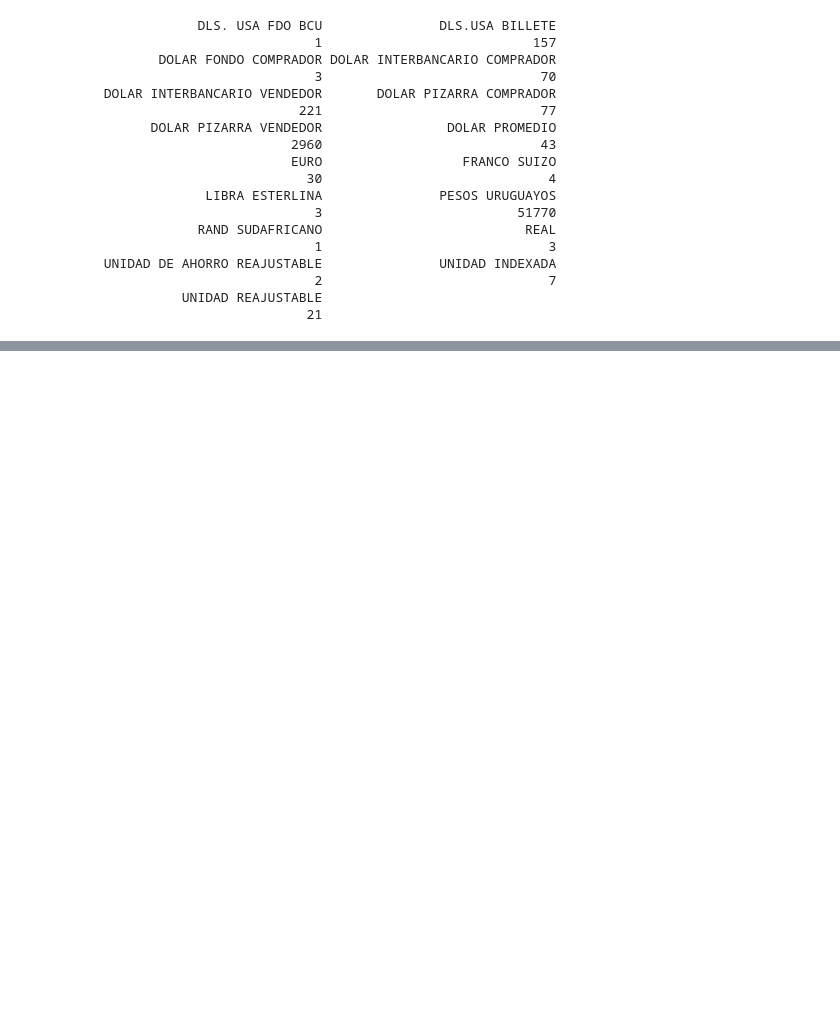
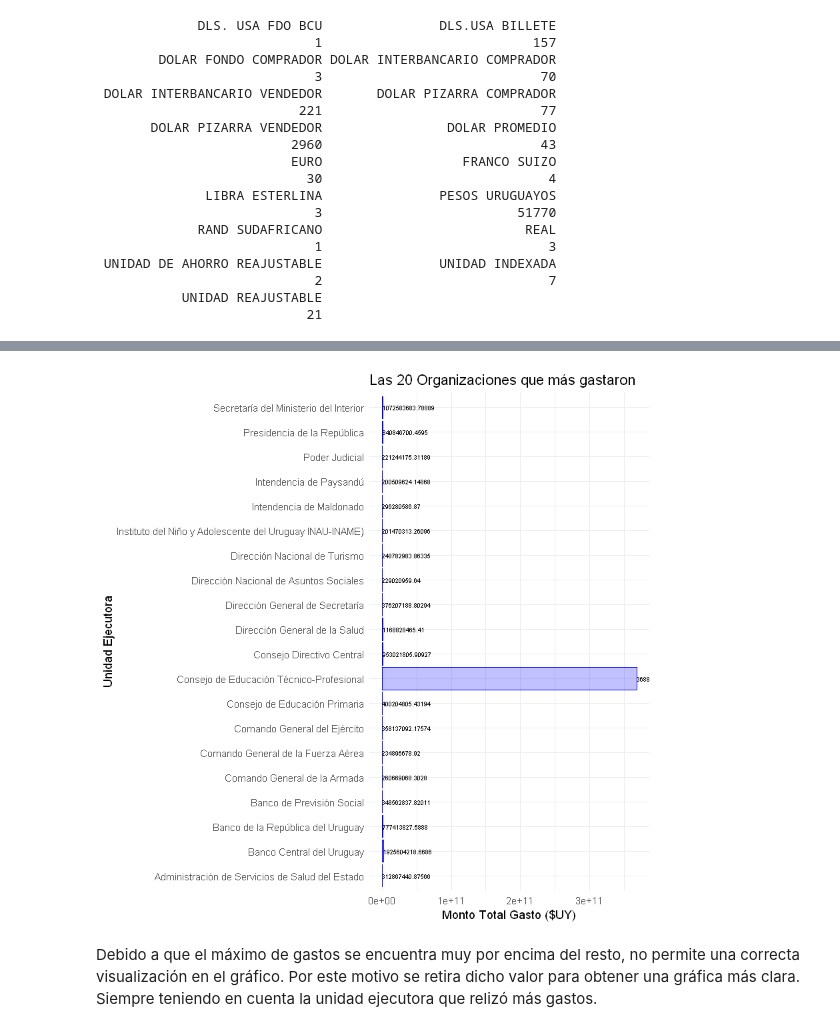
Before and after one commit to UTECjosew/datos, a Jupyter notebook: CienciaDeDatos_EntregaFinal.ipynb, the cells around one changed output, grey strips where cells are left out. Saved outputs shown, nothing was run; the diff lists cells and outputs as text; code cells hidden in the pictures; blank space fills up the shorter version.

```diff
--- a/CienciaDeDatos_EntregaFinal.ipynb
+++ b/CienciaDeDatos_EntregaFinal.ipynb
@@ -831,0 +929,11 @@ head(comprasEstatales)
+# %%
+print("TOP 20 de las organizaciones que gastaron más dinero")
+
+top20Gastos <- comprasEstatales %>% filter(!is.na(monto_pesos),monto_pesos>0)%>%
+                                            group_by(Unidad_Ejecutora=nombre_ue) %>%
+                                            summarise(MontoTotalGasto=sum(monto_pesos)) %>%
+                                            arrange(-MontoTotalGasto)
+head(top20Gastos,20)
+
+print("TOP 20 de las organizaciones que gastaron más dinero")
+summary(head(top20Gastos$MontoTotalGasto,20))
@@ -831,0 +982,13 @@ head(comprasEstatales)
+# %%
+top20Gastos<-head(top20Gastos,20)
+ggplot(top20Gastos, aes(x = top20Gastos$Unidad_Ejecutora, y = top20Gastos$MontoTotalGasto)) +
+  ggtitle ("Las 20 Organizaciones que más gastaron") +
+  labs(x="Unidad Ejecutora", y="Monto Total Gasto ($UY)") +
+  geom_bar(stat = "identity",fill = rgb(0.2, 0.2, 1, 0.3), color = "blue") +
+  geom_text(size=2,aes(hjust=0, label = top20Gastos$MontoTotalGasto),position = position_dodge(width=1)) +
+  coord_flip() +
+  theme_minimal()
+# %% [output]
+[figure, added]
+# %% [markdown]
+Debido a que el máximo de gastos se encuentra muy por encima del resto, no permite una correcta visualización en el gráfico. Por este motivo se retira dicho valor para obtener una gráfica más clara. Siempre teniendo en cuenta la unidad ejecutora que relizó más gastos.
```
Also changed, not shown: parts of 23 cells of this notebook.
